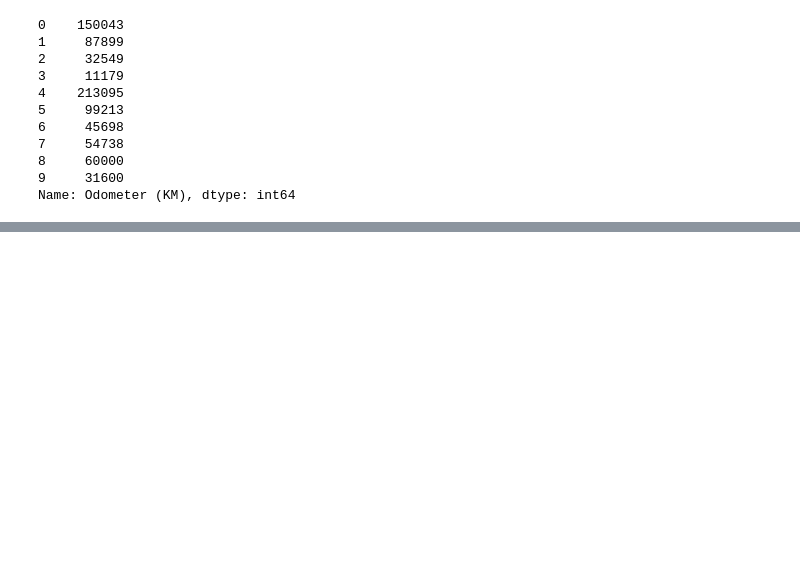
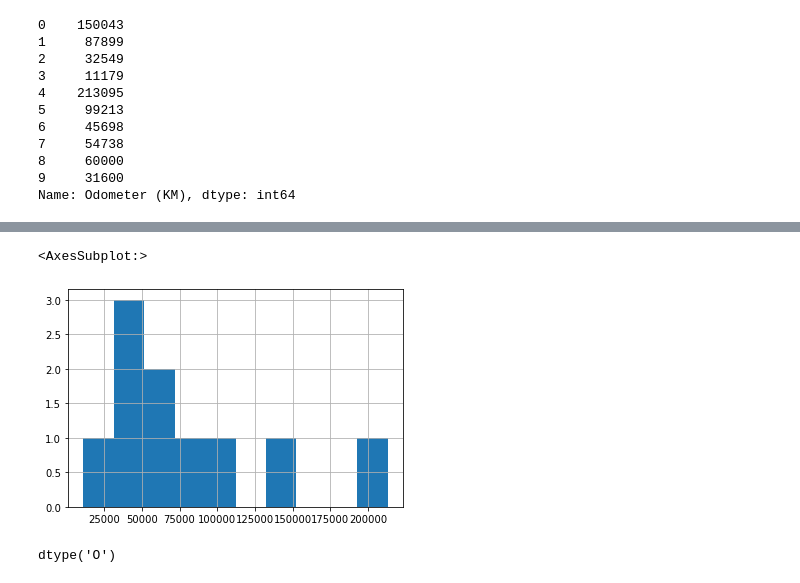
Before and after one commit to AdityaPratap006/introduction-to-machine-learning, a Jupyter notebook: pandas/introduction-to-pandas.ipynb, the cells around one changed output, grey strips where cells are left out. Drawn from its saved outputs; the diff is of its cells as text; code cells hidden in the pictures; blank space fills up the shorter version.

```diff
--- a/pandas/introduction-to-pandas.ipynb
+++ b/pandas/introduction-to-pandas.ipynb
@@ -383,0 +425,9 @@ Name: Odometer (KM), dtype: int64
+# %%
+car_sales["Odometer (KM)"].hist()
+# %% [output]
+<AxesSubplot:>
+[figure, added]
+# %%
+car_sales["Price"].dtype
+# %% [output]
+dtype('O')
```
Also changed, not shown: parts of 10 cells of this notebook.
